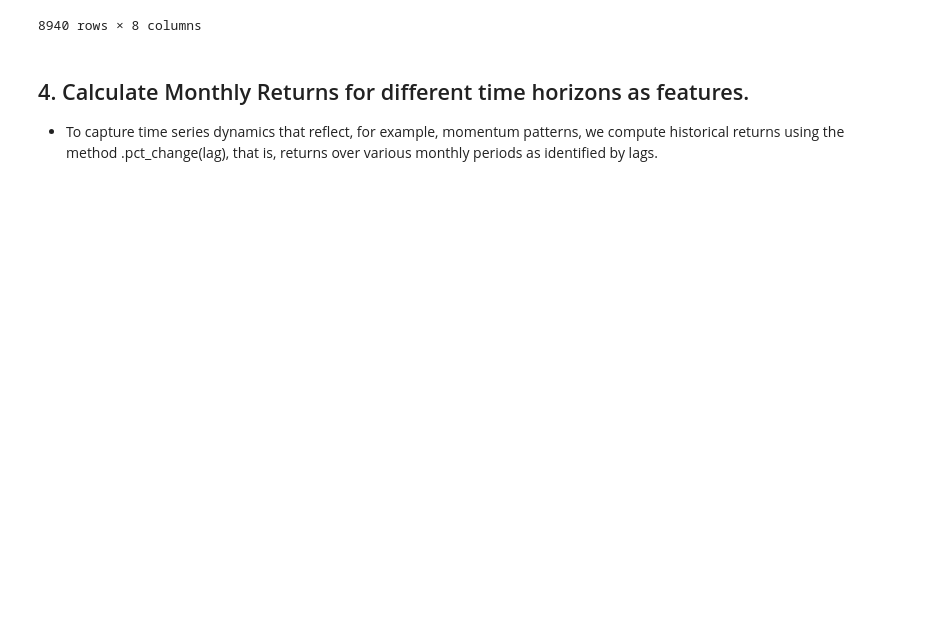
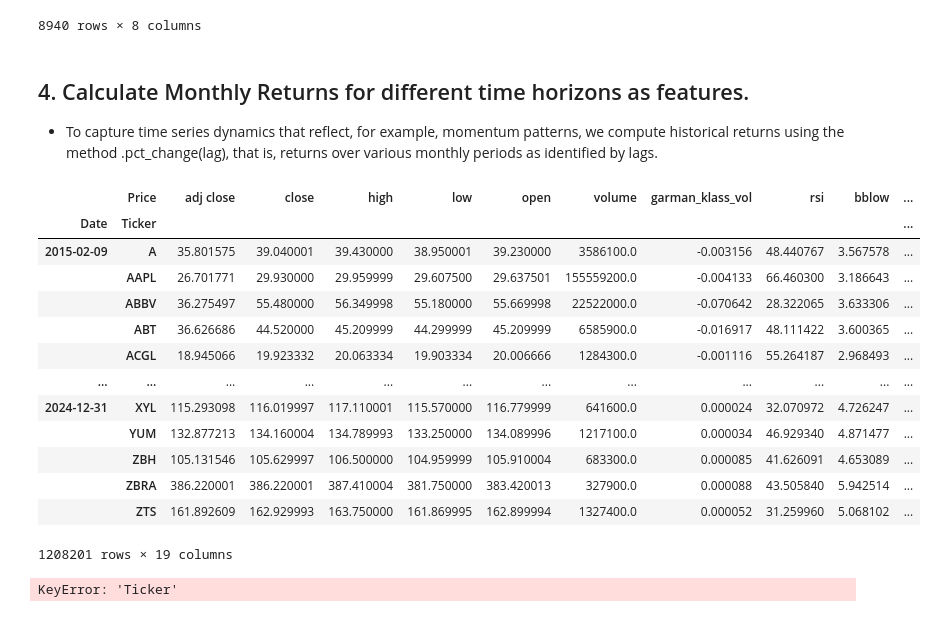
Before and after one commit to Bhavya-Bansal77/Unsupervised_Algorithmic_Trading, a Jupyter notebook: trading_strategy.ipynb, the cells around one changed output. Cells and saved outputs as stored; diff of their text form; code cells hidden in the pictures; blank space fills up the shorter version.

```diff
--- a/trading_strategy.ipynb
+++ b/trading_strategy.ipynb
@@ -285,3 +303,34 @@ data
 # %% [markdown]
 ## 4. Calculate Monthly Returns for different time horizons as features.
 - To capture time series dynamics that reflect, for example, momentum patterns, we compute historical returns using the method .pct_change(lag), that is, returns over various monthly periods as identified by lags.
+# %%
+def calculate_returns(df) :
+    outlier_cutoff = 0.005
+    lags = [1,3,6,9,12]
+    for lag in lags:
+        df[f"Return_{lag}m"] = df['adj close'].pct_change(lag).pipe(lambda x: x.clip(x.quantile(outlier_cutoff), x.quantile(1-outlier_cutoff))).add(1).pow(1/lag).sub(1)
+    return df
+
+data = df.groupby(level=1, group_keys=False).apply(calculate_returns).dropna()
+data
+# %% [output]
+|  | Price | adj close | close | high | low | open | volume | garman_klass_vol | rsi | bblow | ... |
+| Date | Ticker |  |  |  |  |  |  |  |  |  | ... |
+| 2015-02-09 | A | 35.801575 | 39.040001 | 39.430000 | 38.950001 | 39.230000 | 3586100.0 | -0.003156 | 48.440767 | 3.567578 | ... |
+|  | AAPL | 26.701771 | 29.930000 | 29.959999 | 29.607500 | 29.637501 | 155559200.0 | -0.004133 | 66.460300 | 3.186643 | ... |
+|  | ABBV | 36.275497 | 55.480000 | 56.349998 | 55.180000 | 55.669998 | 22522000.0 | -0.070642 | 28.322065 | 3.633306 | ... |
+|  | ABT | 36.626686 | 44.520000 | 45.209999 | 44.299999 | 45.209999 | 6585900.0 | -0.016917 | 48.111422 | 3.600365 | ... |
+|  | ACGL | 18.945066 | 19.923332 | 20.063334 | 19.903334 | 20.006666 | 1284300.0 | -0.001116 | 55.264187 | 2.968493 | ... |
+| ... | ... | ... | ... | ... | ... | ... | ... | ... | ... | ... | ... |
+| 2024-12-31 | XYL | 115.293098 | 116.019997 | 117.110001 | 115.570000 | 116.779999 | 641600.0 | 0.000024 | 32.070972 | 4.726247 | ... |
+|  | YUM | 132.877213 | 134.160004 | 134.789993 | 133.250000 | 134.089996 | 1217100.0 | 0.000034 | 46.929340 | 4.871477 | ... |
+|  | ZBH | 105.131546 | 105.629997 | 106.500000 | 104.959999 | 105.910004 | 683300.0 | 0.000085 | 41.626091 | 4.653089 | ... |
+|  | ZBRA | 386.220001 | 386.220001 | 387.410004 | 381.750000 | 383.420013 | 327900.0 | 0.000088 | 43.505840 | 5.942514 | ... |
+|  | ZTS | 161.892609 | 162.929993 | 163.750000 | 161.869995 | 162.899994 | 1327400.0 | 0.000052 | 31.259960 | 5.068102 | ... |
+1208201 rows × 19 columns
+# %%
+calculate_returns(df)
+df.dropna()
+df
+# %% [output]
+KeyError: 'Ticker'
```
Also changed, not shown: parts of 17 cells of this notebook.
